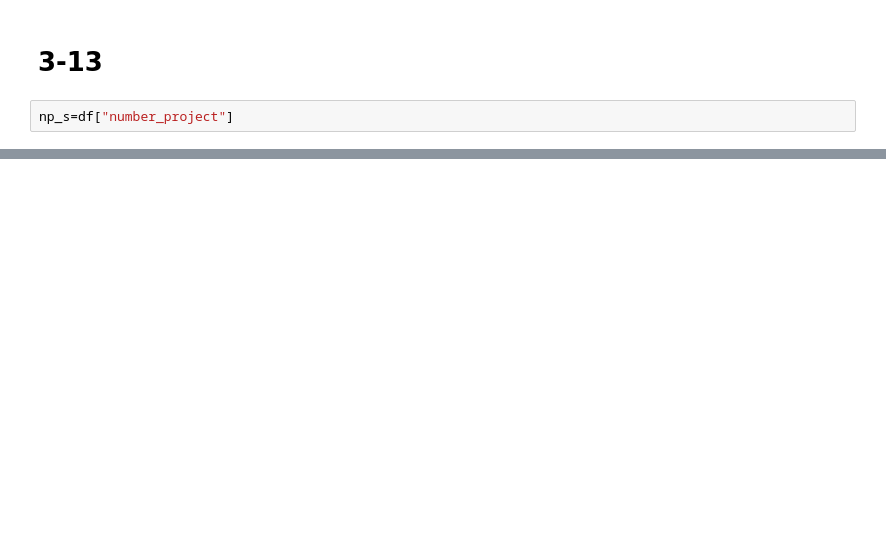
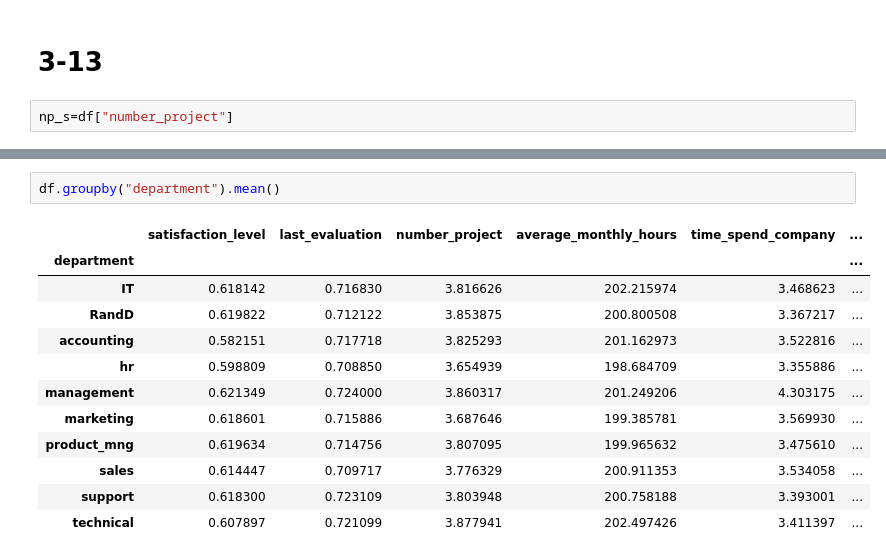
Before and after one commit to usstroot/notebook, a Jupyter notebook: Python3数据分析与挖掘建模实战/第3章 3-11.ipynb, the cells around one changed output, grey strips where cells are left out. Saved outputs shown, nothing was run; the diff lists cells and outputs as text; blank space fills up the shorter version.

```diff
--- a/Python3数据分析与挖掘建模实战/第3章 3-11.ipynb
+++ b/Python3数据分析与挖掘建模实战/第3章 3-11.ipynb
@@ -176,0 +254,15 @@ Name: number_project, dtype: float64
+# %%
+df.groupby("department").mean()
+# %% [output]
+|  | satisfaction_level | last_evaluation | number_project | average_monthly_hours | time_spend_company | ... |
+| department |  |  |  |  |  | ... |
+| IT | 0.618142 | 0.716830 | 3.816626 | 202.215974 | 3.468623 | ... |
+| RandD | 0.619822 | 0.712122 | 3.853875 | 200.800508 | 3.367217 | ... |
+| accounting | 0.582151 | 0.717718 | 3.825293 | 201.162973 | 3.522816 | ... |
+| hr | 0.598809 | 0.708850 | 3.654939 | 198.684709 | 3.355886 | ... |
+| management | 0.621349 | 0.724000 | 3.860317 | 201.249206 | 4.303175 | ... |
+| marketing | 0.618601 | 0.715886 | 3.687646 | 199.385781 | 3.569930 | ... |
+| product_mng | 0.619634 | 0.714756 | 3.807095 | 199.965632 | 3.475610 | ... |
+| sales | 0.614447 | 0.709717 | 3.776329 | 200.911353 | 3.534058 | ... |
+| support | 0.618300 | 0.723109 | 3.803948 | 200.758188 | 3.393001 | ... |
+| technical | 0.607897 | 0.721099 | 3.877941 | 202.497426 | 3.411397 | ... |
```
Also changed, not shown: parts of 61 cells of this notebook, 1 other file.
